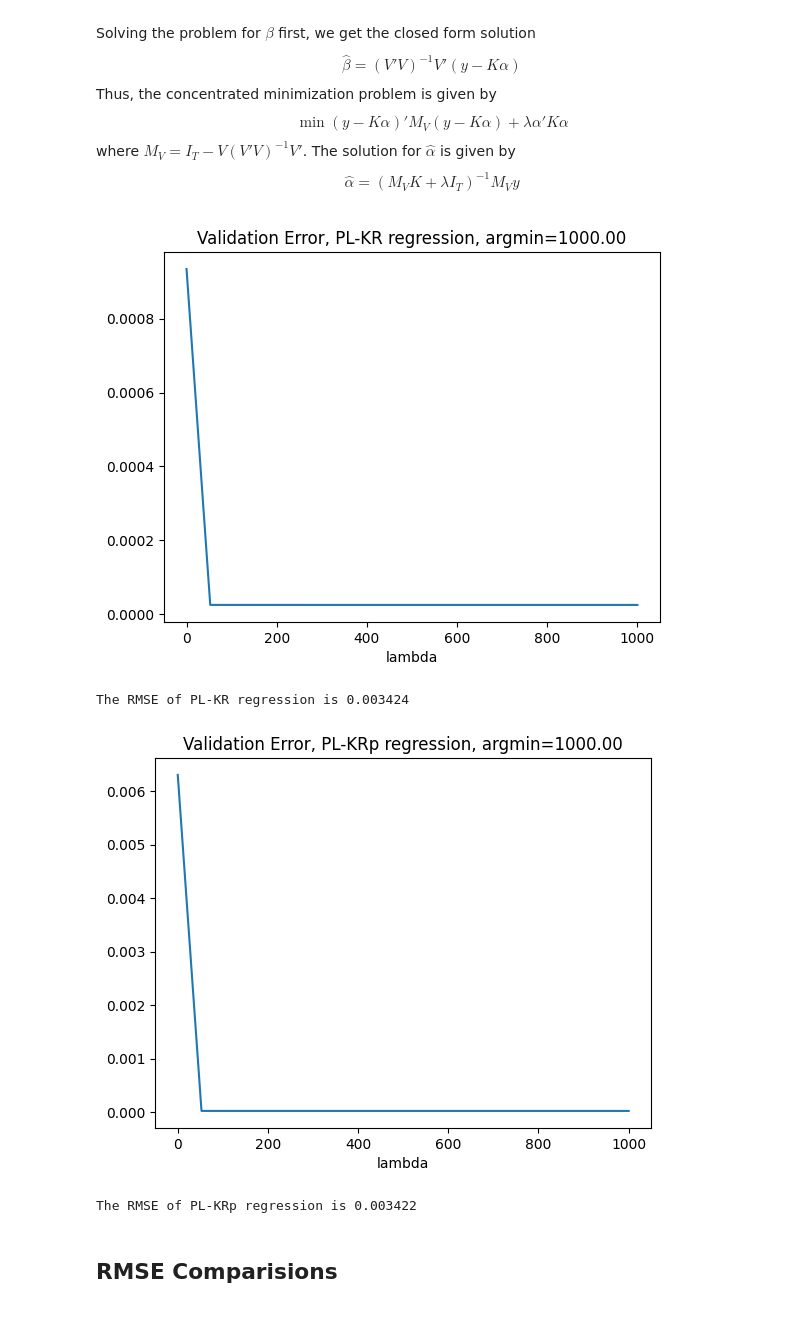
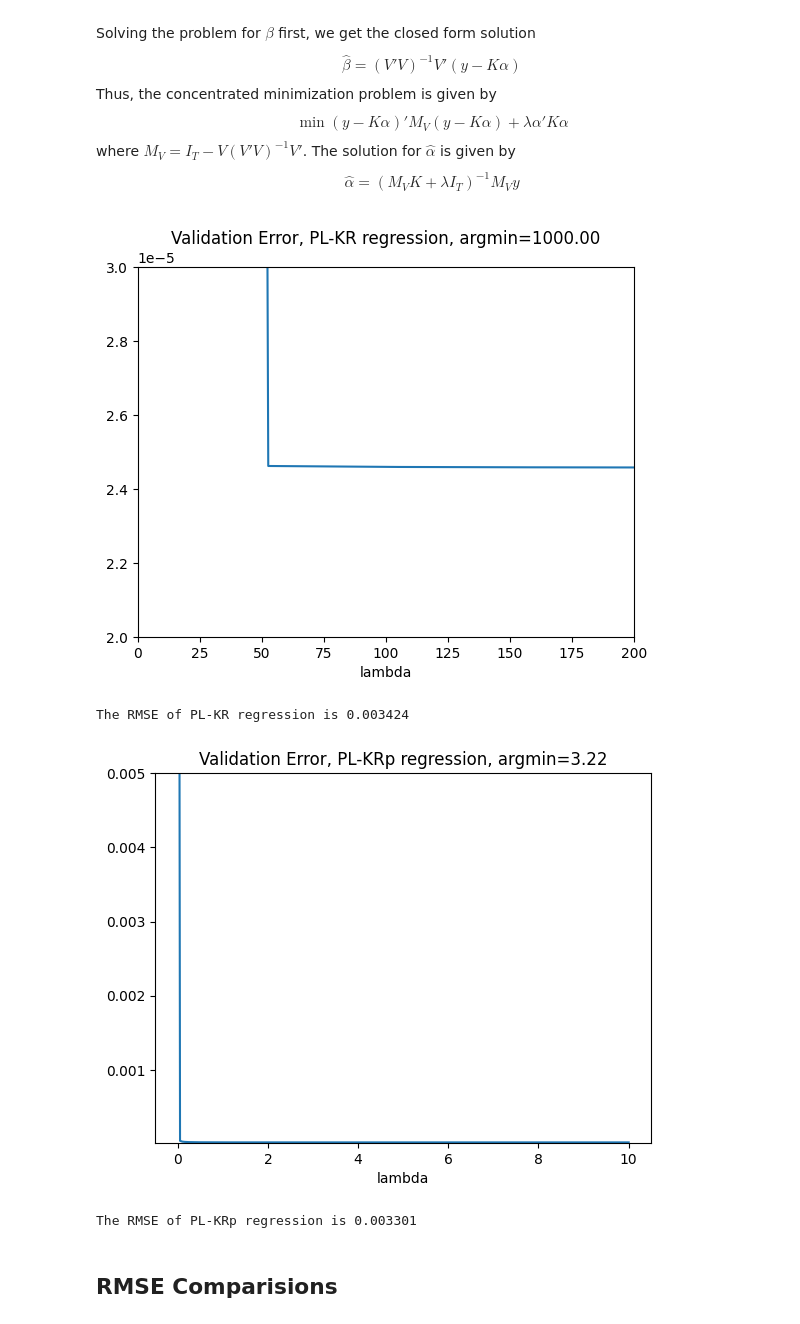
Before and after one commit to reccarneiro/ELL_2024, a Jupyter notebook: Inflation_Forecast/main-2nd-day.ipynb, the cells around one changed output. Saved outputs shown, nothing was run; the diff lists cells and outputs as text; code cells hidden in the pictures.

```diff
--- a/Inflation_Forecast/main-2nd-day.ipynb
+++ b/Inflation_Forecast/main-2nd-day.ipynb
@@ -211,76 +211,79 @@ beta_hat_dict = {}
 V_train_one = np.concatenate((np.ones((n_train,1)),V_train.values,),axis=1)
 M_v = (np.identity(n_train)-V_train_one@np.linalg.inv(V_train_one.T@V_train_one)@V_train_one.T)
 lambda_list = np.linspace(0,1000,20)
 val_err = np.zeros((n_val,len(lambda_list)))
 
 for cv_j, lam in enumerate(lambda_list):
 
     alpha_hat = np.linalg.inv(M_v@Kernel_Gram + lam*np.eye(n_train))@(M_v@Y_train)
     beta_hat = np.linalg.inv(V_train_one.T@V_train_one)@V_train_one.T@(Y_train-Kernel_Gram@alpha_hat)
 
     Y_hat = np.concatenate((np.ones((n_val,1)),V_val.values,),axis=1)@beta_hat + K_val@alpha_hat
     alpha_hat_dict[cv_j] = alpha_hat
     beta_hat_dict[cv_j] = beta_hat
     val_err[:,cv_j] = Y_val.values-Y_hat
 
 min_idx = np.argmin(np.mean(np.array(val_err)**2, axis=0))
 val_err_PLKR = np.mean(np.array(val_err)**2, axis=0)
 
 plt.plot(lambda_list, val_err_PLKR)
 plt.xlabel('lambda')
 plt.title('Validation Error, PL-KR regression, argmin=%0.2f'%(lambda_list[min_idx]))
+plt.ylim(0.00002,0.00003)
+plt.xlim(0,200)
 plt.show()
 
 PLKR_lam = lambda_list[min_idx]
 
 Y_hat = np.concatenate((np.ones((n_test,1)),V_test.values,),axis=1)@beta_hat_dict[min_idx] + K_test@alpha_hat_dict[min_idx]
 test_err_PLKR = Y_test.values - Y_hat
 RMSE_PLKR = np.sqrt(np.sum(test_err_PLKR**2)/len(test_err_PLKR))
 print('The RMSE of PL-KR regression is %f'%RMSE_PLKR)
 # %% [output]
-[figure, old version]
+[figure, new version]
 The RMSE of PL-KR regression is 0.003424
 # %%
-#######################################################################################
-##################### Partially Linear RKHS with price factors ########################
-#######################################################################################
-W_train_stzd2 = (W_train_nnan - np.mean(W_train_nnan, axis=0))/np.std(W_train_nnan, axis = 0)
-W_val_stzd2 = (W_val_nnan - np.mean(W_train_nnan, axis=0))/np.std(W_train_nnan, axis = 0)
-W_test_stzd2 = (W_test_nnan - np.mean(W_train_nnan, axis=0))/np.std(W_train_nnan, axis = 0)
+# #######################################################################################
+# ##################### Partially Linear RKHS with price factors ########################
+# #######################################################################################
+# W_train_stzd2 = (W_train_nnan - np.mean(W_train_nnan, axis=0))/np.std(W_train_nnan, axis = 0)
+# W_val_stzd2 = (W_val_nnan - np.mean(W_train_nnan, axis=0))/np.std(W_train_nnan, axis = 0)
+# W_test_stzd2 = (W_test_nnan - np.mean(W_train_nnan, axis=0))/np.std(W_train_nnan, axis = 0)
 
-W_train_stzd = W_train_stzd2[list(set(W_train_stzd2.columns).intersection(set(price_var)))]
-W_val_stzd = W_val_stzd2[list(set(W_train_stzd2.columns).intersection(set(price_var)))]
-W_test_stzd = W_test_stzd2[list(set(W_train_stzd2.columns).intersection(set(price_var)))]
+# W_train_stzd = W_train_stzd2[list(set(W_train_stzd2.columns).intersection(set(price_var)))]
+# W_val_stzd = W_val_stzd2[list(set(W_train_stzd2.columns).intersection(set(price_var)))]
+# W_test_stzd = W_test_stzd2[list(set(W_train_stzd2.columns).intersection(set(price_var)))]
 
-gamma = (1/W_test_stzd.shape[1])
-Kernel_Gram = get_Gram_rbf(W_train_stzd.values,W_train_stzd.values, n_train,n_train,gamma)
+# gamma = (1/W_test_stzd.shape[1])
+# Kernel_Gram = get_Gram_rbf(W_train_stzd.values,W_train_stzd.values, n_train,n_train,gamma)
 
-K_val = get_Gram_rbf(W_train_stzd.values, W_val_stzd.values, n_train, n_val, gamma)
-K_test = get_Gram_rbf(W_train_stzd.values, W_test_stzd.values, n_train, n_test, gamma)
+# K_val = get_Gram_rbf(W_train_stzd.values, W_val_stzd.values, n_train, n_val, gamma)
+# K_test = get_Gram_rbf(W_train_stzd.values, W_test_stzd.values, n_train, n_test, gamma)
 
-alpha_hat_dict = {}
-beta_hat_dict = {}
+# alpha_hat_dict = {}
+# beta_hat_dict = {}
 
-V_train_one = np.concatenate((np.ones((n_train,1)),V_train.values,),axis=1)
-M_v = (np.identity(n_train)-V_train_one@np.linalg.inv(V_train_one.T@V_train_one)@V_train_one.T)
-lambda_list = np.linspace(0,1000,20)
-val_err = np.zeros((n_val,len(lambda_list)))
-for cv_j, lam in enumerate(lambda_list):
+# V_train_one = np.concatenate((np.ones((n_train,1)),V_train.values,),axis=1)
+# M_v = (np.identity(n_train)-V_train_one@np.linalg.inv(V_train_one.T@V_train_one)@V_train_one.T)
+# lambda_list = np.linspace(0,10,200)
+# val_err = np.zeros((n_val,len(lambda_list)))
+# for cv_j, lam in enumerate(lambda_list):
 
-    alpha_hat = np.linalg.inv(M_v@Kernel_Gram + lam*np.eye(n_train))@(M_v@Y_train)
-    beta_hat = np.linalg.inv(V_train_one.T@V_train_one)@V_train_one.T@(Y_train-Kernel_Gram@alpha_hat)
+#     alpha_hat = np.linalg.inv(M_v@Kernel_Gram + lam*np.eye(n_train))@(M_v@Y_train)
+#     beta_hat = np.linalg.inv(V_train_one.T@V_train_one)@V_train_one.T@(Y_train-Kernel_Gram@alpha_hat)
 
-    Y_hat = np.concatenate((np.ones((n_val,1)),V_val.values,),axis=1)@beta_hat + K_val@alpha_hat
-    alpha_hat_dict[cv_j] = alpha_hat
-    beta_hat_dict[cv_j] = beta_hat
-    val_err[:,cv_j] = Y_val.values-Y_hat
+#     Y_hat = np.concatenate((np.ones((n_val,1)),V_val.values,),axis=1)@beta_hat + K_val@alpha_hat
+#     alpha_hat_dict[cv_j] = alpha_hat
+#     beta_hat_dict[cv_j] = beta_hat
+#     val_err[:,cv_j] = Y_val.values-Y_hat
 
-min_idx = np.argmin(np.mean(np.array(val_err)**2, axis=0))
-val_err_RKHSp = np.mean(np.array(val_err)**2, axis=0)
+# min_idx = np.argmin(np.mean(np.array(val_err)**2, axis=0))
+# val_err_RKHSp = np.mean(np.array(val_err)**2, axis=0)
 
 plt.plot(lambda_list, val_err_RKHSp)
 plt.xlabel('lambda')
 plt.title('Validation Error, PL-KRp regression, argmin=%0.2f'%(lambda_list[min_idx]))
+plt.ylim(0.00002,0.005)
 plt.show()
 
 PLKRp_lam = lambda_list[min_idx]
@@ -290,8 +293,8 @@ test_err_PLKRp = Y_test.values - Y_hat
 RMSE_PLKRp = np.sqrt(np.sum(test_err_PLKRp**2)/len(test_err_PLKRp))
 print('The RMSE of PL-KRp regression is %f'%RMSE_PLKRp)
 # %% [output]
-[figure, old version]
+[figure, new version]
-The RMSE of PL-KRp regression is 0.003422
+The RMSE of PL-KRp regression is 0.003301
 # %% [markdown]
 ## RMSE Comparisions
 # %%
```
Also changed, not shown: parts of 2 cells of this notebook, 3 other files.
